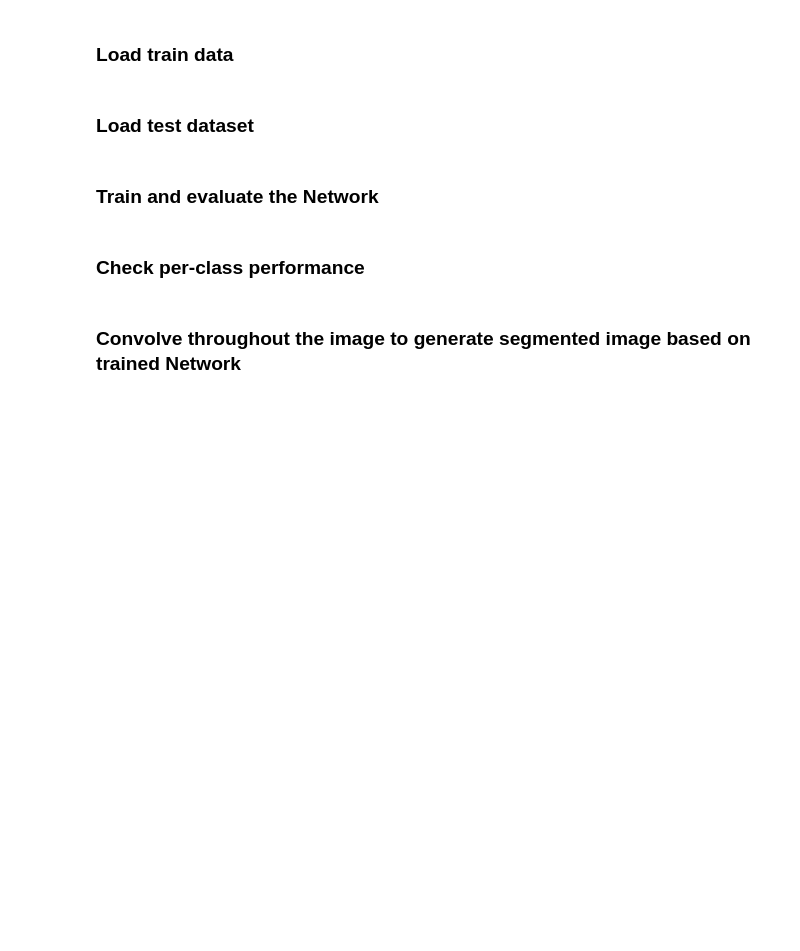
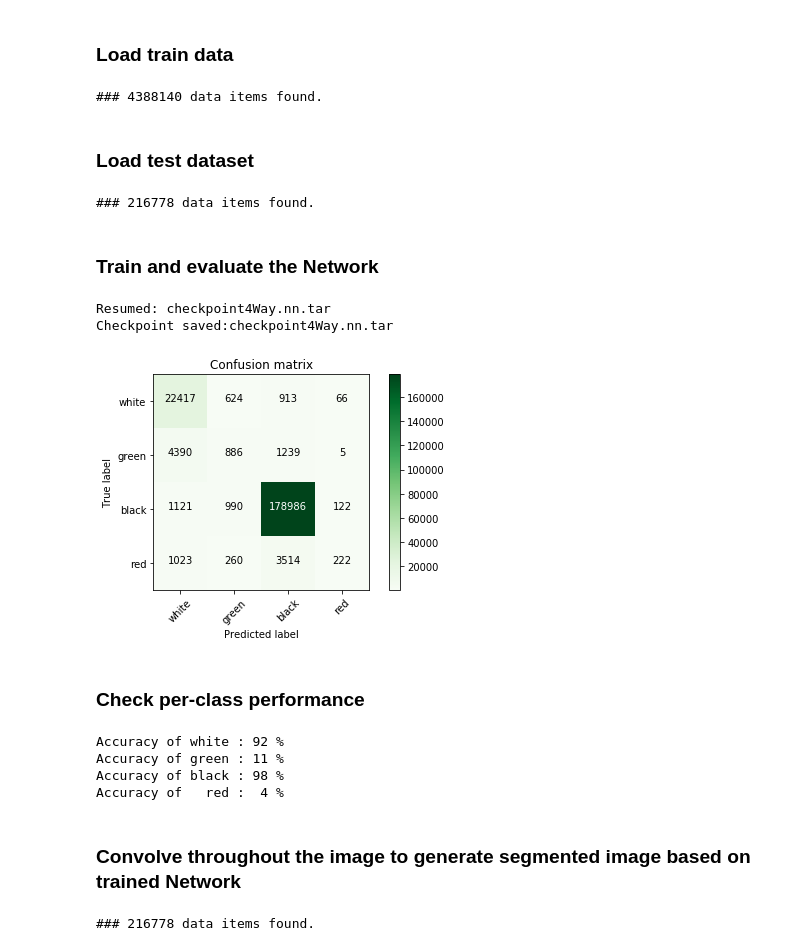
Before and after one commit to sraashis/deepdyn, a Jupyter notebook: notebook/CONV_4WAY.ipynb, the cells around one changed output. Saved outputs shown, nothing was run; the diff lists cells and outputs as text; code cells hidden in the pictures; blank space fills up the shorter version.

```diff
--- a/notebook/CONV_4WAY.ipynb
+++ b/notebook/CONV_4WAY.ipynb
@@ -34,16 +34,20 @@ sep = os.sep
 
 # Define folders (create them if needed)
 Dirs = {}
-
-Dirs['train_data']= 'data'+sep+'DRIVE'+sep+'training'+sep +'patches'
-Dirs['test_data'] = 'data'+sep+'DRIVE'+sep+'test' +sep+ 'images1'
 Dirs['checkpoint']   = 'assests' +sep+ 'nnet_models'
-
-Dirs['data']      = 'data'+sep+'DRIVE'+sep+'test'
-Dirs['images']    = Dirs['data'] +sep+ 'images2'
+Dirs['data']      = 'data'+sep+'DRIVE'+sep+'training'
+Dirs['images']    = Dirs['data'] +sep+ 'images'
 Dirs['mask']      = Dirs['data'] +sep+ 'mask'
 Dirs['truth']     = Dirs['data'] +sep+ '1st_manual'
 Dirs['segmented'] = Dirs['data'] +sep+ 'drive_segmented'
+
+TestDirs = {}
+TestDirs['data']      = 'data'+sep+'DRIVE'+sep+'test'
+TestDirs['images']    = TestDirs['data'] +sep+ 'images2'
+TestDirs['mask']      = TestDirs['data'] +sep+ 'mask'
+TestDirs['truth']     = TestDirs['data'] +sep+ '1st_manual'
+TestDirs['segmented'] = TestDirs['data'] +sep+ 'drive_segmented'
+
 
 for k, folder in Dirs.items():
     os.makedirs(folder, exist_ok=True)
@@ -55,17 +59,20 @@ Flags['useGPU'] = False
 
 num_classes = 4
 batch_size = 100
-epochs =1
+epochs =10
 patch_size = 31
 
 classes = ('white', 'green', 'black', 'red')
 
 
 def get_mask_file(file_name):
-    return file_name.split('_')[0] + '_test_mask.gif'
+    return file_name.split('_')[0] + '_training_mask.gif'
 
 def get_ground_truth_file(file_name):
     return file_name.split('_')[0] + '_manual1.gif'
 
 def get_segmented_file(file_name):
     return file_name + '_SEG.PNG'
+
+def get_mask_file_test(file_name):
+    return file_name.split('_')[0] + '_test_mask.gif'
@@ -167,7 +181,9 @@ dmin =  np.partition(ccounts_train, 1)[1]
 
 trainloader = torch.utils.data.DataLoader(trainset, batch_size=batch_size,
                                           shuffle=False, num_workers=3,
-                                          sampler=WeightedRandomSampler(dweights_train, int(2*dmin)))
+                                          sampler=WeightedRandomSampler(dweights_train, int(dmin)))
+# %% [output]
+### 4388140 data items found.
 # %% [markdown]
 ### Load test dataset
 # %%
@@ -176,23 +192,30 @@ transform = transforms.Compose([
         transforms.ToPILImage(),
         transforms.ToTensor()
     ])
-Dirs['images'] = Dirs['test_data']
-testset = PatchesGenerator(Dirs=Dirs, patch_size=patch_size, num_classes=num_classes, transform=transform,
-                 fget_mask=get_mask_file, fget_truth=get_ground_truth_file, fget_segmented=get_segmented_file)
+testset = PatchesGenerator(Dirs=TestDirs, patch_size=patch_size, num_classes=num_classes, transform=transform,
+                 fget_mask=get_mask_file_test, fget_truth=get_ground_truth_file, fget_segmented=get_segmented_file)
 
 testloader = torch.utils.data.DataLoader(testset, batch_size=batch_size,
                                           shuffle=False, num_workers=3)
+# %% [output]
+### 216778 data items found.
 # %% [markdown]
 ### Train and evaluate the Network
 # %%
-trainer = NNTrainer(model=net, checkpoint_dir=Dirs['checkpoint'], checkpoint_file='checkpoint4Way.nn.tar')
+trainer = NNTrainer(model=net, checkpoint_dir=Dirs['checkpoint'],
+                    checkpoint_file='PytorchCheckpoint'+str(num_classes)+'Way.nn.tar')
+trainer.resume_from_checkpoint()
+# trainer.train(optimizer=optimizer, dataloader=trainloader, epochs=epochs, use_gpu=Flags['useGPU'])
 # trainer.resume_from_checkpoint()
-trainer.train(optimizer=optimizer, dataloader=trainloader, epochs=epochs, use_gpu=Flags['useGPU'])
-# trainer.resume_from_checkpoint()
-acc, y_pred, y_true = trainer.test(dataloader=testloader, use_gpu=Flags['useGPU'], force_checkpoint=True)
+acc, y_pred, y_true = trainer.test(dataloader=testloader, use_gpu=Flags['useGPU'], force_checkpoint=False)
+# %% [output]
+Resumed: checkpoint4Way.nn.tar
+Checkpoint saved:checkpoint4Way.nn.tar
 # %%
-acc, y_pred, y_true = trainer.test(dataloader=testloader, use_gpu=Flags['useGPU'], force_checkpoint=True)
+# acc, y_pred, y_true = trainer.test(dataloader=testloader, use_gpu=Flags['useGPU'], force_checkpoint=True)
 mnt.plot_confusion_matrix(y_pred=y_pred, y_true=y_true, classes=classes)
+# %% [output]
+[figure, added]
 # %% [markdown]
 ### Check per-class performance
 # %%
@@ -210,6 +233,11 @@ for data in testloader:
 for i in range(num_classes):
     print('Accuracy of %5s : %2d %%' % (
         classes[i], 100 * class_correct[i] / class_total[i]))
+# %% [output]
+Accuracy of white : 92 %
+Accuracy of green : 11 %
+Accuracy of black : 98 %
+Accuracy of   red :  4 %
 # %% [markdown]
 ### Convolve throughout the image to generate segmented image based on trained Network
 # %%
@@ -218,14 +246,16 @@ transform = transforms.Compose([
         transforms.ToPILImage(),
         transforms.ToTensor()
     ])
-
-segset = PatchesGenerator(Dirs=Dirs, patch_size=patch_size,
+TestDirs['images']    = TestDirs['data'] +sep+ 'images1'
+segset = PatchesGenerator(Dirs=TestDirs, patch_size=patch_size,
                              num_classes=num_classes, transform=transform,
-                             fget_mask=get_mask_file, fget_truth=get_ground_truth_file,
+                             fget_mask=get_mask_file_test, fget_truth=get_ground_truth_file,
                              fget_segmented=get_segmented_file, segment_mode=True)
 
 segloader = torch.utils.data.DataLoader(segset, batch_size=1,
                                           shuffle=False, num_workers=1)
+# %% [output]
+### 216778 data items found.
 # %%
 seg = np.zeros_like(segset.images[0].working_arr)
 for ID, image, label in segloader:
```
Also changed, not shown: parts of 6 cells of this notebook.
